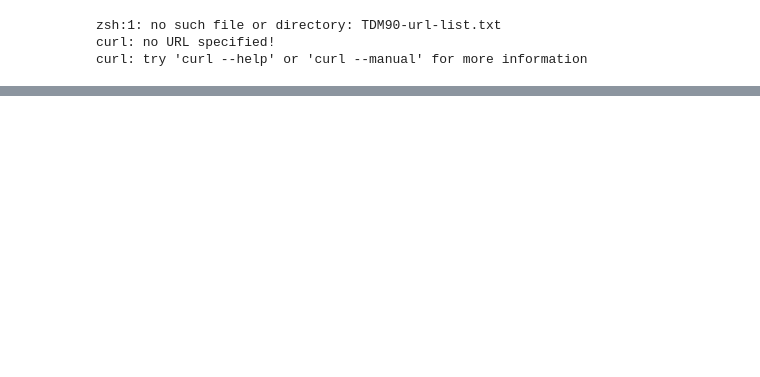
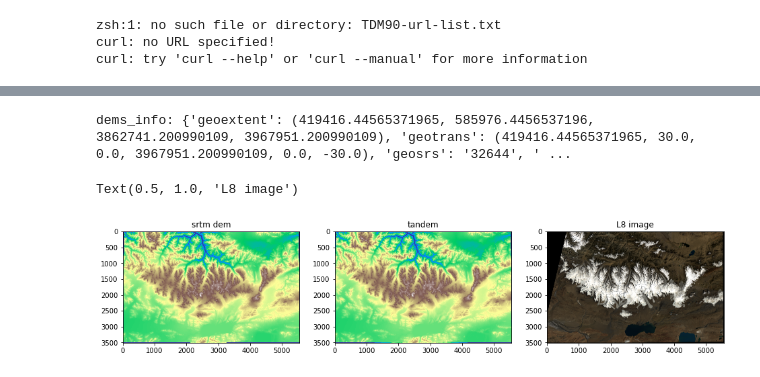
Before and after one commit to xinluo2018/Glacier-in-SETP, a Jupyter notebook: dem_proc/dem_access.ipynb, the cells around one changed output, grey strips where cells are left out. Drawn from its saved outputs; the diff is of its cells as text; code cells hidden in the pictures; blank space fills up the shorter version.

```diff
--- a/dem_proc/dem_access.ipynb
+++ b/dem_proc/dem_access.ipynb
@@ -68,0 +87,3 @@ curl: try 'curl --help' or 'curl --manual' for more information
+# %%
+path_laystack =  config.root_proj + '/data/dem_data/srtm_tandem_laystack.tif'
+lay_stack(path_imgs=[path_srtm_utm, path_tandem_utm], path_out=path_laystack)
@@ -68,0 +96,14 @@ curl: try 'curl --help' or 'curl --manual' for more information
+# %%
+dems, dems_info = readTiff(path_laystack)
+print('dems_info:', dems_info)
+plt.figure(figsize=(16,5))
+plt.subplot(1,3,1); plt.imshow(dems[:,:,0], vmin=4000, vmax=7000, cmap='terrain')
+plt.title('srtm dem')
+plt.subplot(1,3,2); plt.imshow(dems[:,:,1], vmin=4000, vmax=7000, cmap='terrain')
+plt.title('tandem')
+plt.subplot(1,3,3); imgShow(img_utm, color_bands=[2,1,0])
+plt.title('L8 image')
+# %% [output]
+dems_info: {'geoextent': (419416.44565371965, 585976.4456537196, 3862741.200990109, 3967951.200990109), 'geotrans': (419416.44565371965, 30.0, 0.0, 3967951.200990109, 0.0, -30.0), 'geosrs': '32644', ' ...
+Text(0.5, 1.0, 'L8 image')
+[figure, added]
```
Also changed, not shown: parts of 21 cells of this notebook, 13 other files.
